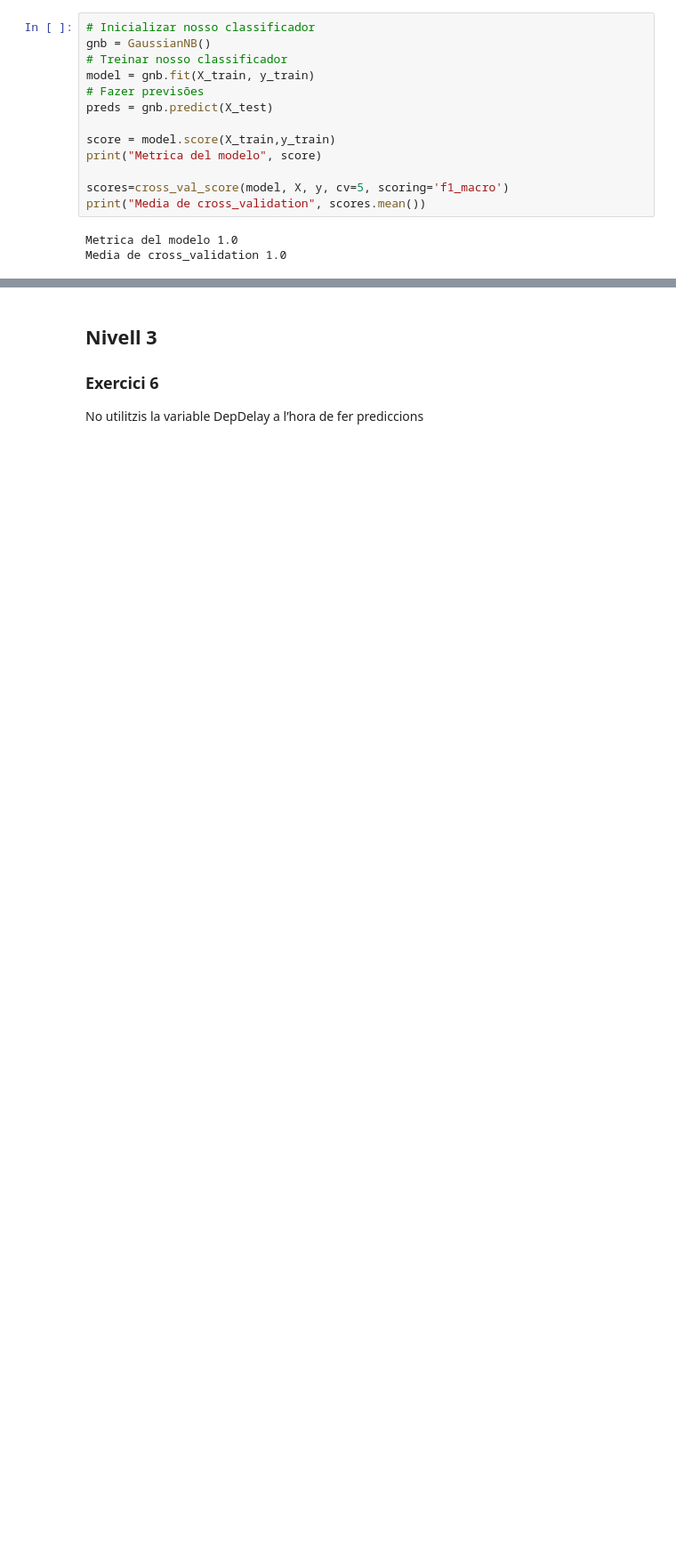
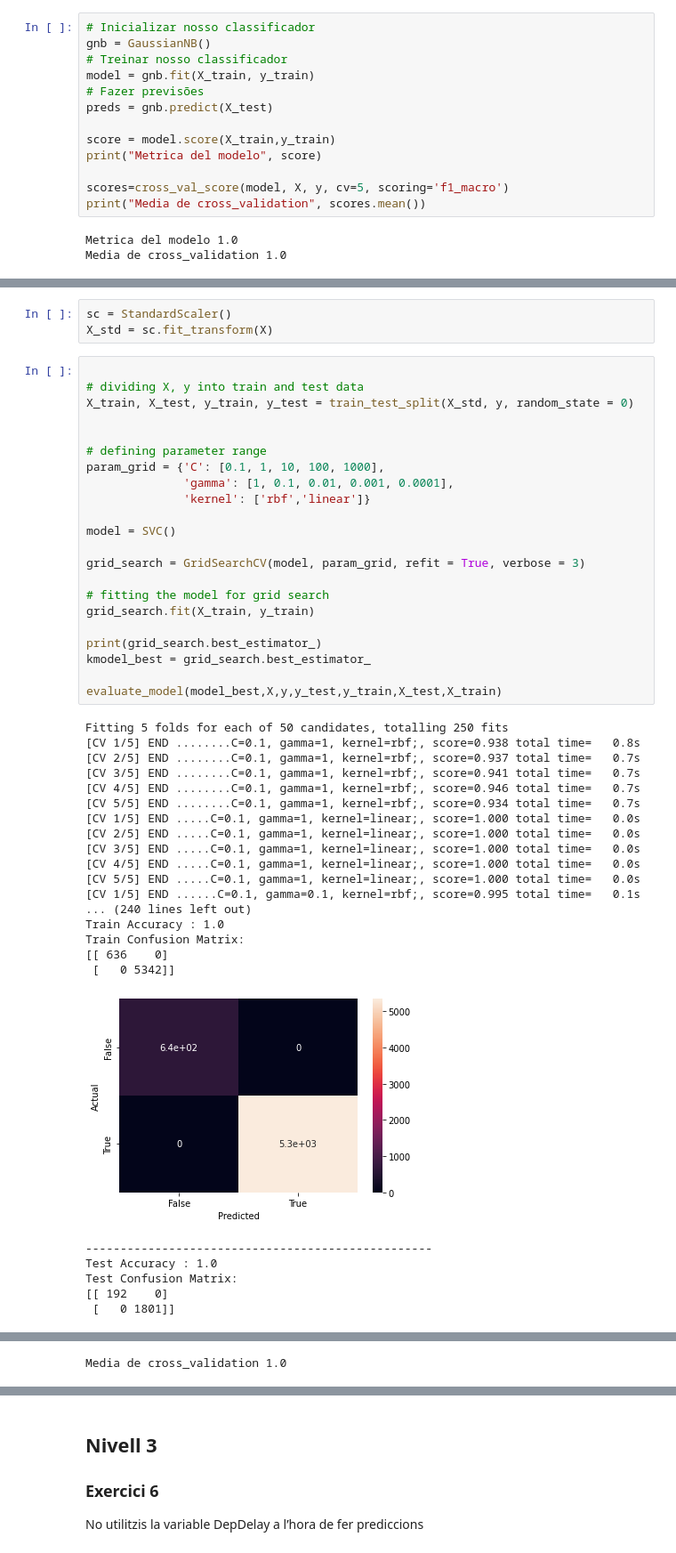
Before and after one commit to mmarcrr/Supervisat_Classificacio, a Jupyter notebook: S10T01.ipynb, the cells around one changed output, grey strips where cells are left out. Shown at 89% size. Saved outputs shown, nothing was run; the diff lists cells and outputs as text; blank space fills up the shorter version.

```diff
--- a/S10T01.ipynb
+++ b/S10T01.ipynb
@@ -250,0 +235,49 @@ model = random_search.best_estimator_
+# %%
+sc = StandardScaler()
+X_std = sc.fit_transform(X)
+# %%
+
+# dividing X, y into train and test data
+X_train, X_test, y_train, y_test = train_test_split(X_std, y, random_state = 0)
+
+
+# defining parameter range
+param_grid = {'C': [0.1, 1, 10, 100, 1000],
+              'gamma': [1, 0.1, 0.01, 0.001, 0.0001],
+              'kernel': ['rbf','linear']}
+
+model = SVC()
+
+grid_search = GridSearchCV(model, param_grid, refit = True, verbose = 3)
+
+# fitting the model for grid search
+grid_search.fit(X_train, y_train)
+
+print(grid_search.best_estimator_)
+kmodel_best = grid_search.best_estimator_
+
+evaluate_model(model_best,X,y,y_test,y_train,X_test,X_train)
+# %% [output]
+Fitting 5 folds for each of 50 candidates, totalling 250 fits
+[CV 1/5] END ........C=0.1, gamma=1, kernel=rbf;, score=0.938 total time=   0.8s
+[CV 2/5] END ........C=0.1, gamma=1, kernel=rbf;, score=0.937 total time=   0.7s
+[CV 3/5] END ........C=0.1, gamma=1, kernel=rbf;, score=0.941 total time=   0.7s
+[CV 4/5] END ........C=0.1, gamma=1, kernel=rbf;, score=0.946 total time=   0.7s
+[CV 5/5] END ........C=0.1, gamma=1, kernel=rbf;, score=0.934 total time=   0.7s
+[CV 1/5] END .....C=0.1, gamma=1, kernel=linear;, score=1.000 total time=   0.0s
+[CV 2/5] END .....C=0.1, gamma=1, kernel=linear;, score=1.000 total time=   0.0s
+[CV 3/5] END .....C=0.1, gamma=1, kernel=linear;, score=1.000 total time=   0.0s
+[CV 4/5] END .....C=0.1, gamma=1, kernel=linear;, score=1.000 total time=   0.0s
+[CV 5/5] END .....C=0.1, gamma=1, kernel=linear;, score=1.000 total time=   0.0s
+[CV 1/5] END ......C=0.1, gamma=0.1, kernel=rbf;, score=0.995 total time=   0.1s
+... (240 lines left out)
+Train Accuracy : 1.0
+Train Confusion Matrix:
+[[ 636    0]
+ [   0 5342]]
+[figure, added]
+--------------------------------------------------
+Test Accuracy : 1.0
+Test Confusion Matrix:
+[[ 192    0]
+ [   0 1801]]
@@ -250,0 +285 @@ model = random_search.best_estimator_
+Media de cross_validation 1.0
```
Also changed, not shown: parts of 37 cells of this notebook, 1 other file.
